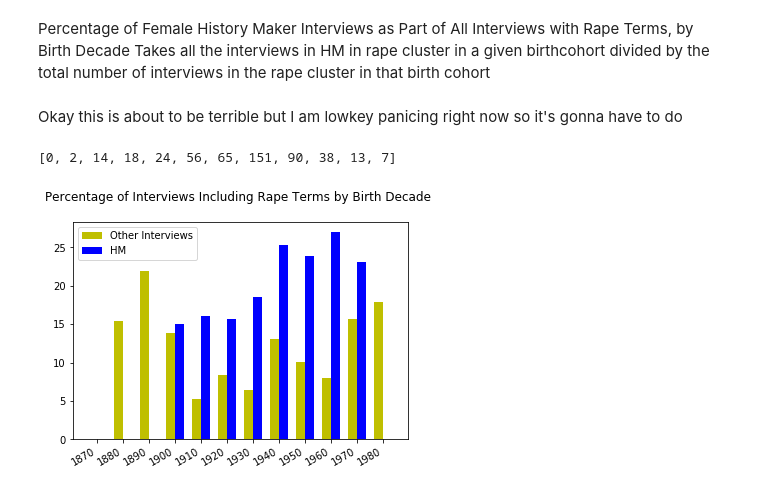
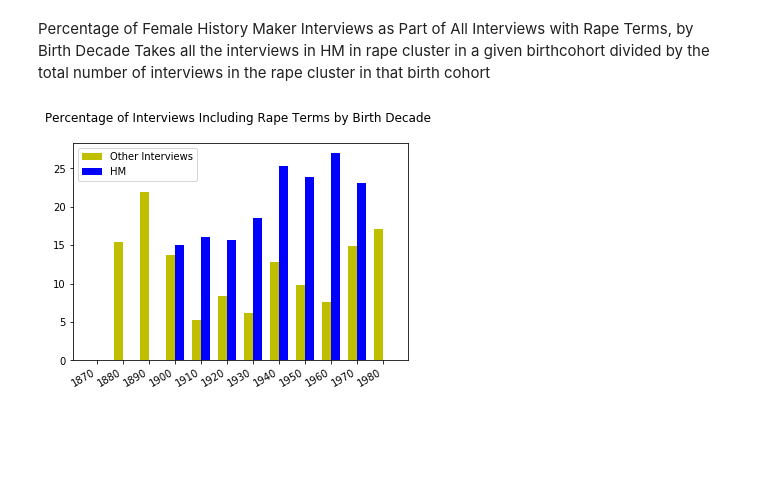
Before and after one commit to ohtap/ohtap, a Jupyter notebook: Research Question 1/Presentation Viz Notebook.ipynb, the cells around one changed output. Drawn from its saved outputs; the diff is of its cells as text; code cells hidden in the pictures; blank space fills up the shorter version.

```diff
--- a/Research Question 1/Presentation Viz Notebook.ipynb
+++ b/Research Question 1/Presentation Viz Notebook.ipynb
@@ -143,0 +146,14 @@ print(checkAProfile(database, "White", "Female", "Graduate or professional degre
+# %%
+decadesinformation = defaultdict(lambda: defaultdict(lambda:0))
+k=0
+for i in names:
+    for x in text_to_ids[i]:
+        k+=1
+        if ids_to_info[x]["sex"]=="Male":
+            print(len(text_to_ids[i]))
+            print(text_to_ids[i])
+        decadesinformation[ids_to_info[x]["birth_decade"]]["total"]+=1
+        if ids_to_info[x]["collection"]=="HM":
+            decadesinformation[ids_to_info[x]["birth_decade"]]["HM"]+=1
+print(decadesinformation)
+print(k)
@@ -388,8 +371,0 @@ for i in range(len(interviewtxt)):
-# %%
-ids_to_decade_and_education=defaultdict(lambda: defaultdict(lambda:0))
-for i in range(len(database)):
-    ids=database[i]["interviewee_id"]
-    ids_to_decade_and_education[ids]["birth_decade"]=database[i]["\ufeffbirth_decade"]
-    ids_to_decade_and_education[ids]["education"]=database[i]["education"]
-    ids_to_decade_and_education[ids]["collection"]=database[i]["collection_id"]
-    ids_to_decade_and_education[ids]["sex"]=database[i]["sex"]
@@ -419,10 +371,0 @@ print(names)
-# %%
-decadesinformation = defaultdict(lambda: defaultdict(lambda:0))
-for i in names:
-    for x in text_to_ids[i]:
-        if ids_to_decade_and_education[x]["sex"]=="Male":
-            print(len(text_to_ids[i]))
-            print(text_to_ids[i])
-        decadesinformation[ids_to_decade_and_education[x]["birth_decade"]]["total"]+=1
-        if ids_to_decade_and_education[x]["collection"]=="HM":
-            decadesinformation[ids_to_decade_and_education[x]["birth_decade"]]["HM"]+=1
@@ -533,54 +461,57 @@ Text(0, 0.5, 'Percentage of Interviews in Rape Cluster')
 # %% [markdown]
 Percentage of Female History Maker Interviews as Part of All Interviews with Rape Terms, by Birth Decade
 Takes all the interviews in HM in rape cluster in a given birthcohort divided by the total number of interviews in the rape cluster in that birth cohort
-# %% [markdown]
-Okay this is about to be terrible but I am lowkey panicing right now so it's gonna have to do
 # %%
 N = 12
 
 HMhits=[]
 hits=[]
+total=[]
+HMtotal=[]
 
 for i in range(1870, 1990, 10):
     HMhits.append(decadesinformation[str(i)]["HM"])
     hits.append(decadesinformation[str(i)]["total"])
-print(hits)
+    total.append(dataformatted["\ufeffbirth_decade"][str(i)])
+    HMtotal.append(dataformattedHM["\ufeffbirth_decade"][str(i)])
 
 
-total = (2, 13, 64, 108, 288, 450, 453, 594, 387, 176, 64, 39)
+#total = (2, 13, 64, 108, 288, 450, 453, 594, 387, 176, 64, 39)
 #1s are 0s
-HMtotal= [1,1,3,20,56,115,194,288,214,89,13,1]
+#HMtotal= [1,1,3,20,56,115,194,288,214,89,13,1]
+
+total = [1 if x==0 else x for x in total]
+HMtotal = [1 if x==0 else x for x in HMtotal]
 
 
 
 first1=np.array(hits)
 first2=np.array(total)
 
 second1=np.array(HMhits)
 second2=np.array(HMtotal)
 second=second1/second2*100
 first1=first1-second1
 first=first1/first2*100
 
 
 ind = np.arange(N)  # the x locations for the groups
 width = 0.35       # the width of the bars
 
 fig, ax = pyplot.subplots()
 rects1 = ax.bar(ind, first, width, color='y')
 
 hits = (0, 3, 9, 16, 33, 66, 42, 22, 3)
 rects2 = ax.bar(ind + width, second, width, color='b')
 
 # add some text for labels, title and axes ticks
 #ax.set_ylabel('Number')
 ax.set_title('Percentage of Interviews Including Rape Terms by Birth Decade \n')
 ax.set_xticks(ind + width / 2)
 ax.set_xticklabels(('1870', '1880','1890', '1900', '1910', '1920', '1930', '1940', '1950', '1960', '1970', '1980'))
 pyplot.setp(ax.get_xticklabels(), rotation=30, horizontalalignment='right')
 ax.legend((rects1[0], rects2[0]), ('Other Interviews', 'HM'))
 
 pyplot.show()
 # %% [output]
-[0, 2, 14, 18, 24, 56, 65, 151, 90, 38, 13, 7]
-[figure, old version]
+[figure, new version]
```
Also changed, not shown: parts of 31 cells of this notebook.
